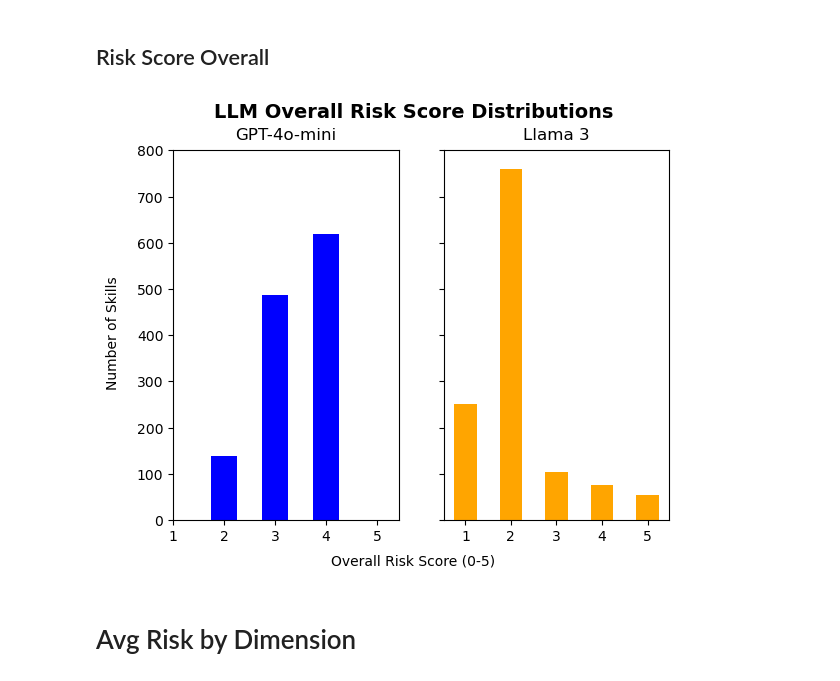
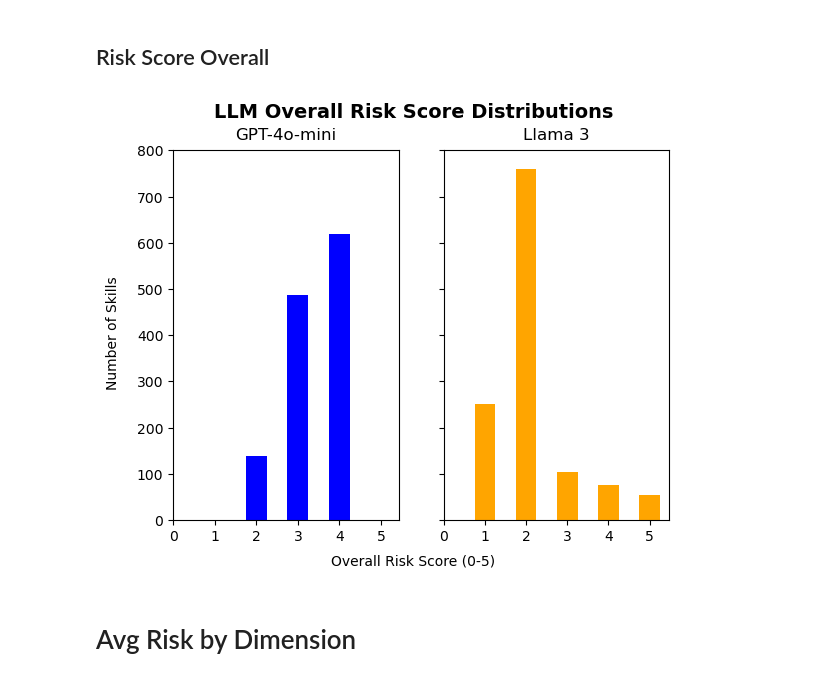
Before and after one commit to janiceeguo/CS6763-CPS-Final, a Jupyter notebook: llm_figures.ipynb, the cells around one changed output. Cells and saved outputs as stored; diff of their text form; code cells hidden in the pictures.

```diff
--- a/llm_figures.ipynb
+++ b/llm_figures.ipynb
@@ -25,27 +25,27 @@ fn_llama = pd.read_csv("analysis/false_negatives.csv")
 # %%
 # NOTE: GPT-4o-mini scored 5 only once
 fig, axes = plt.subplots(1, 2, sharey=True)
 fig.supylabel('Number of Skills', fontsize=10)
 fig.supxlabel('Overall Risk Score (0-5)', fontsize=10)
 
 # gpt
 gpt_counts = gpt['llm_overall_risk'].value_counts().sort_index()
 axes[0].bar(gpt_counts.index, gpt_counts.values, color='blue',width=0.5)
 axes[0].set_title('GPT-4o-mini', fontsize=12, pad=8)
 axes[0].set_ylim(0, 800)
-axes[0].set_xticks([1,2,3,4,5])
+axes[0].set_xticks([0,1,2,3,4,5])
 
 
 #llama
 llama_counts = llama['llm_overall_risk'].value_counts().sort_index()
 axes[1].bar(llama_counts.index, llama_counts.values, color='orange',width=0.5)
 axes[1].set_title('Llama 3', fontsize=12, pad=8)
-axes[1].set_xticks([1,2,3,4,5])
+axes[1].set_xticks([0,1,2,3,4,5])
 
 plt.suptitle('LLM Overall Risk Score Distributions', fontsize=14,fontweight='bold')
 plt.show()
 # %% [output]
-[figure, old version]
+[figure, new version]
 # %% [markdown]
 # Avg Risk by Dimension
 # %%
```
Also changed, not shown: parts of 3 cells of this notebook.
